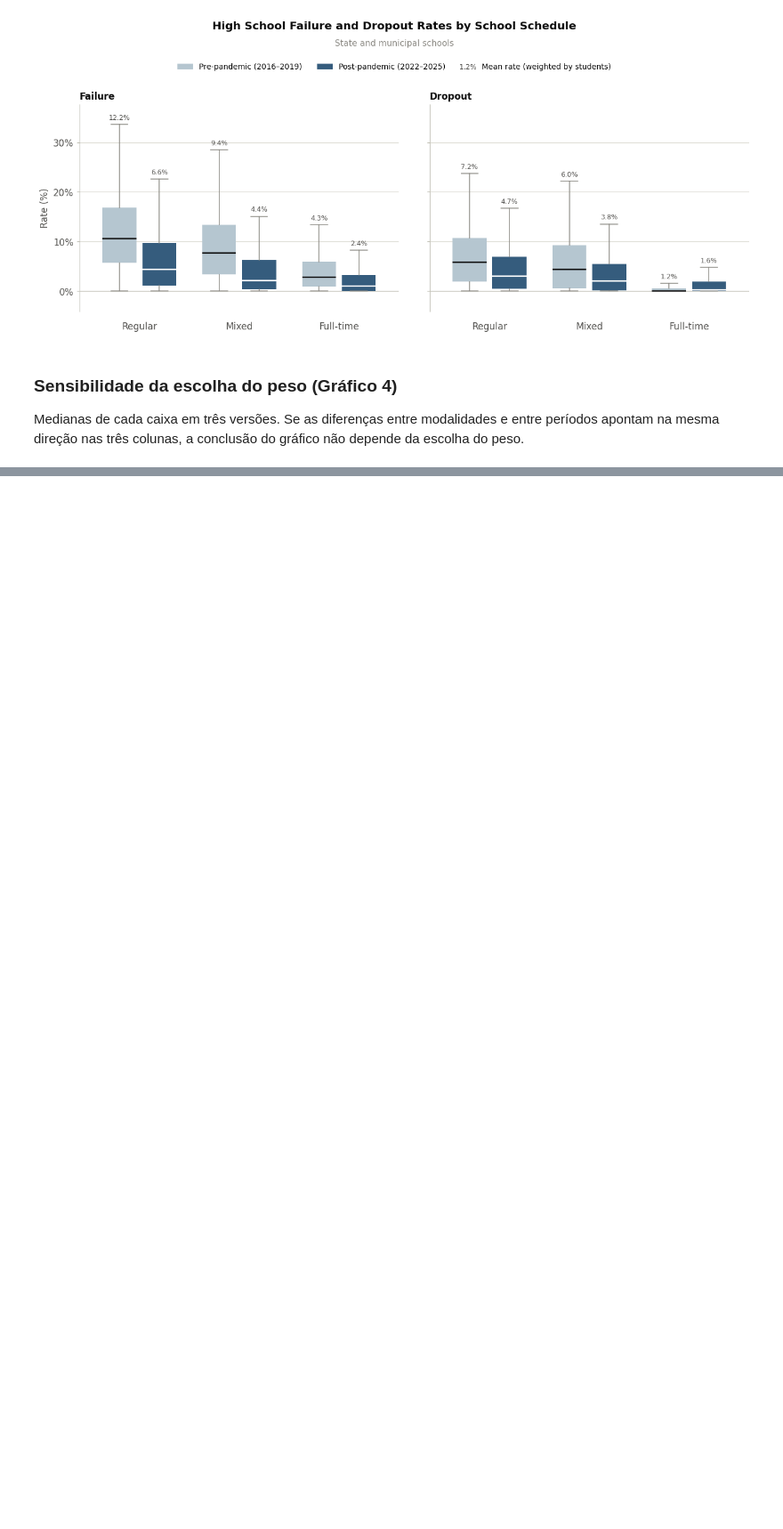
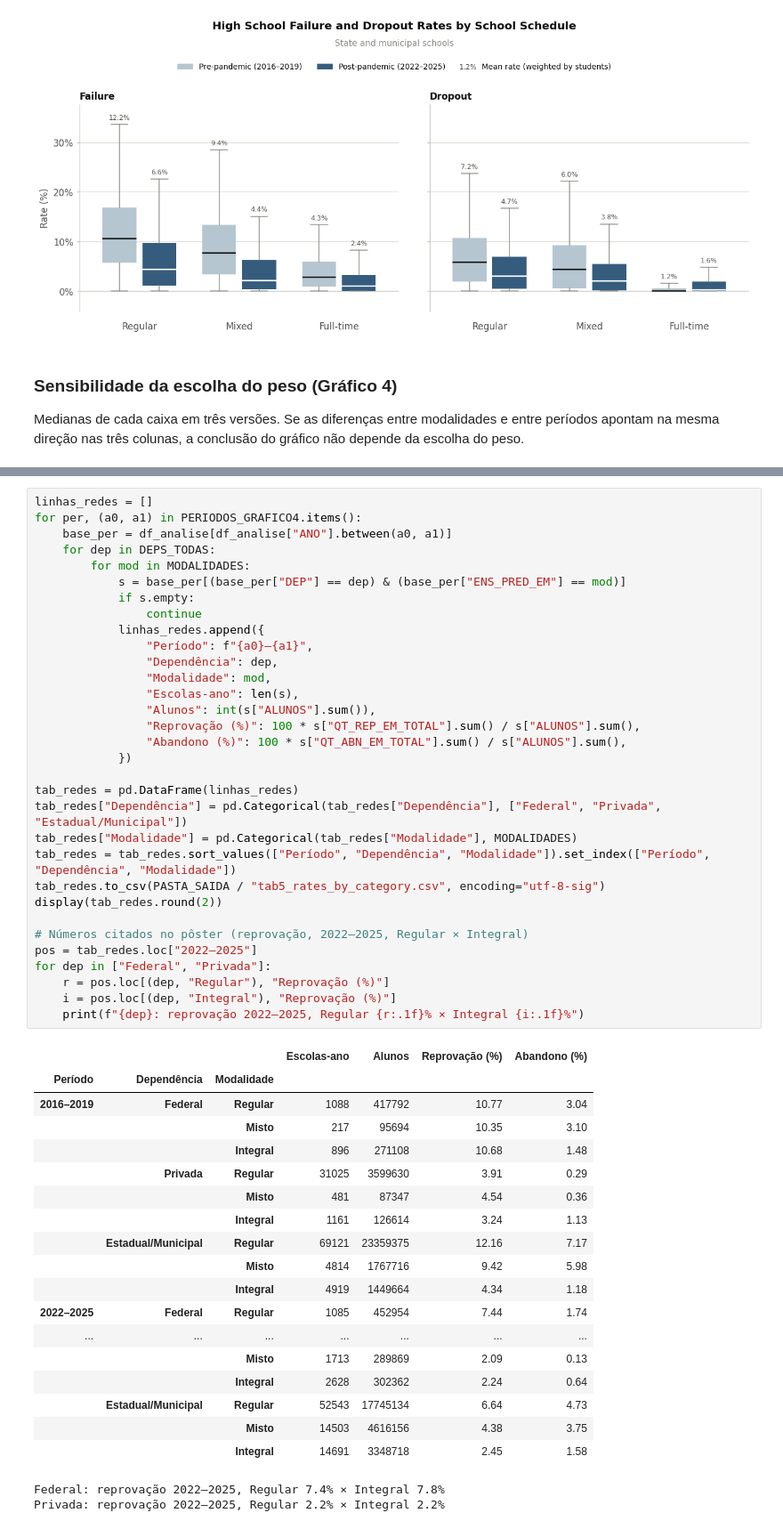
Before and after one commit to ry4n-felinto/english2_poster_references, a Jupyter notebook: graficos_poster_final.ipynb, the cells around one changed output, grey strips where cells are left out. Shown at 89% size. Drawn from its saved outputs; the diff is of its cells as text; blank space fills up the shorter version.

```diff
--- a/graficos_poster_final.ipynb
+++ b/graficos_poster_final.ipynb
@@ -2146 +2137,54 @@ display(sens.round(2))
+# %%
+linhas_redes = []
+for per, (a0, a1) in PERIODOS_GRAFICO4.items():
+    base_per = df_analise[df_analise["ANO"].between(a0, a1)]
+    for dep in DEPS_TODAS:
+        for mod in MODALIDADES:
+            s = base_per[(base_per["DEP"] == dep) & (base_per["ENS_PRED_EM"] == mod)]
+            if s.empty:
+                continue
+            linhas_redes.append({
+                "Período": f"{a0}–{a1}",
+                "Dependência": dep,
+                "Modalidade": mod,
+                "Escolas-ano": len(s),
+                "Alunos": int(s["ALUNOS"].sum()),
+                "Reprovação (%)": 100 * s["QT_REP_EM_TOTAL"].sum() / s["ALUNOS"].sum(),
+                "Abandono (%)": 100 * s["QT_ABN_EM_TOTAL"].sum() / s["ALUNOS"].sum(),
+            })
+
+tab_redes = pd.DataFrame(linhas_redes)
+tab_redes["Dependência"] = pd.Categorical(tab_redes["Dependência"], ["Federal", "Privada", "Estadual/Municipal"])
+tab_redes["Modalidade"] = pd.Categorical(tab_redes["Modalidade"], MODALIDADES)
+tab_redes = tab_redes.sort_values(["Período", "Dependência", "Modalidade"]).set_index(["Período", "Dependência", "Modalidade"])
+tab_redes.to_csv(PASTA_SAIDA / "tab5_rates_by_category.csv", encoding="utf-8-sig")
+display(tab_redes.round(2))
+
+# Números citados no pôster (reprovação, 2022–2025, Regular × Integral)
+pos = tab_redes.loc["2022–2025"]
+for dep in ["Federal", "Privada"]:
+    r = pos.loc[(dep, "Regular"), "Reprovação (%)"]
+    i = pos.loc[(dep, "Integral"), "Reprovação (%)"]
+    print(f"{dep}: reprovação 2022–2025, Regular {r:.1f}% × Integral {i:.1f}%")
+# %% [output]
+|  |  |  | Escolas-ano | Alunos | Reprovação (%) | Abandono (%) |
+| Período | Dependência | Modalidade |  |  |  |  |
+| 2016–2019 | Federal | Regular | 1088 | 417792 | 10.77 | 3.04 |
+|  |  | Misto | 217 | 95694 | 10.35 | 3.10 |
+|  |  | Integral | 896 | 271108 | 10.68 | 1.48 |
+|  | Privada | Regular | 31025 | 3599630 | 3.91 | 0.29 |
+|  |  | Misto | 481 | 87347 | 4.54 | 0.36 |
+|  |  | Integral | 1161 | 126614 | 3.24 | 1.13 |
+|  | Estadual/Municipal | Regular | 69121 | 23359375 | 12.16 | 7.17 |
+|  |  | Misto | 4814 | 1767716 | 9.42 | 5.98 |
+|  |  | Integral | 4919 | 1449664 | 4.34 | 1.18 |
+| 2022–2025 | Federal | Regular | 1085 | 452954 | 7.44 | 1.74 |
+| ... | ... | ... | ... | ... | ... | ... |
+|  |  | Misto | 1713 | 289869 | 2.09 | 0.13 |
+|  |  | Integral | 2628 | 302362 | 2.24 | 0.64 |
+|  | Estadual/Municipal | Regular | 52543 | 17745134 | 6.64 | 4.73 |
+|  |  | Misto | 14503 | 4616156 | 4.38 | 3.75 |
+|  |  | Integral | 14691 | 3348718 | 2.45 | 1.58 |
+Federal: reprovação 2022–2025, Regular 7.4% × Integral 7.8%
+Privada: reprovação 2022–2025, Regular 2.2% × Integral 2.2%
 # %% [markdown]
```
Also changed, not shown: parts of 27 cells of this notebook, 25 other files.
